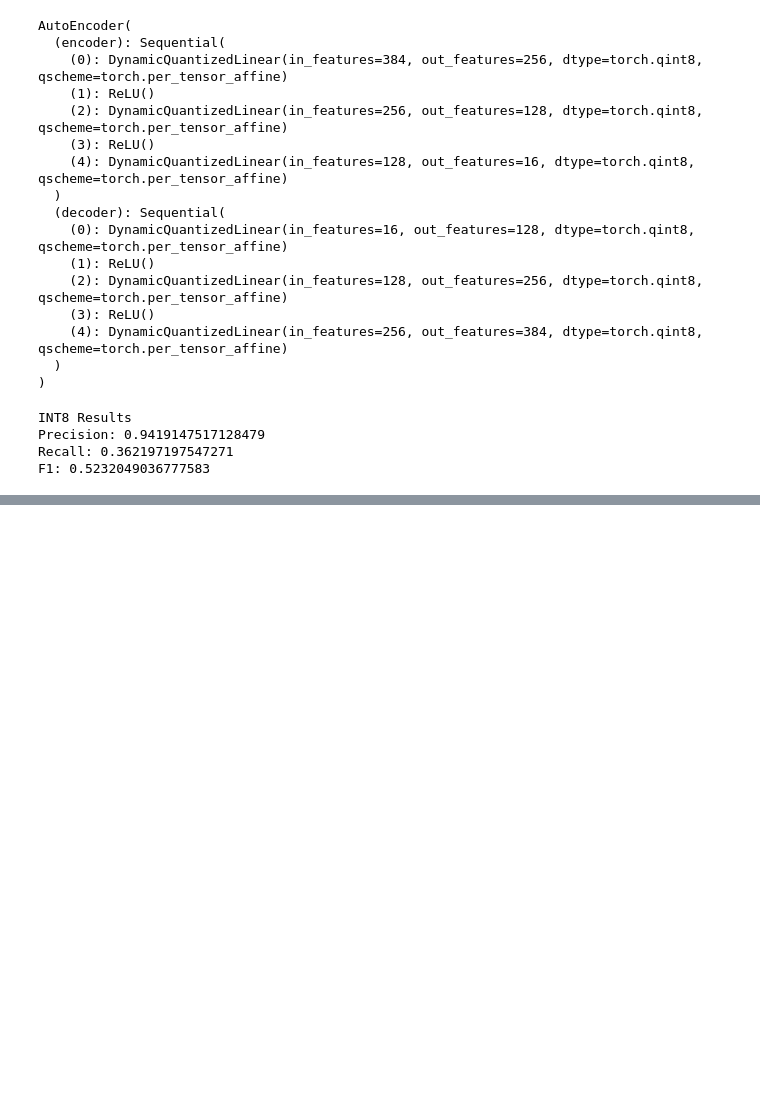
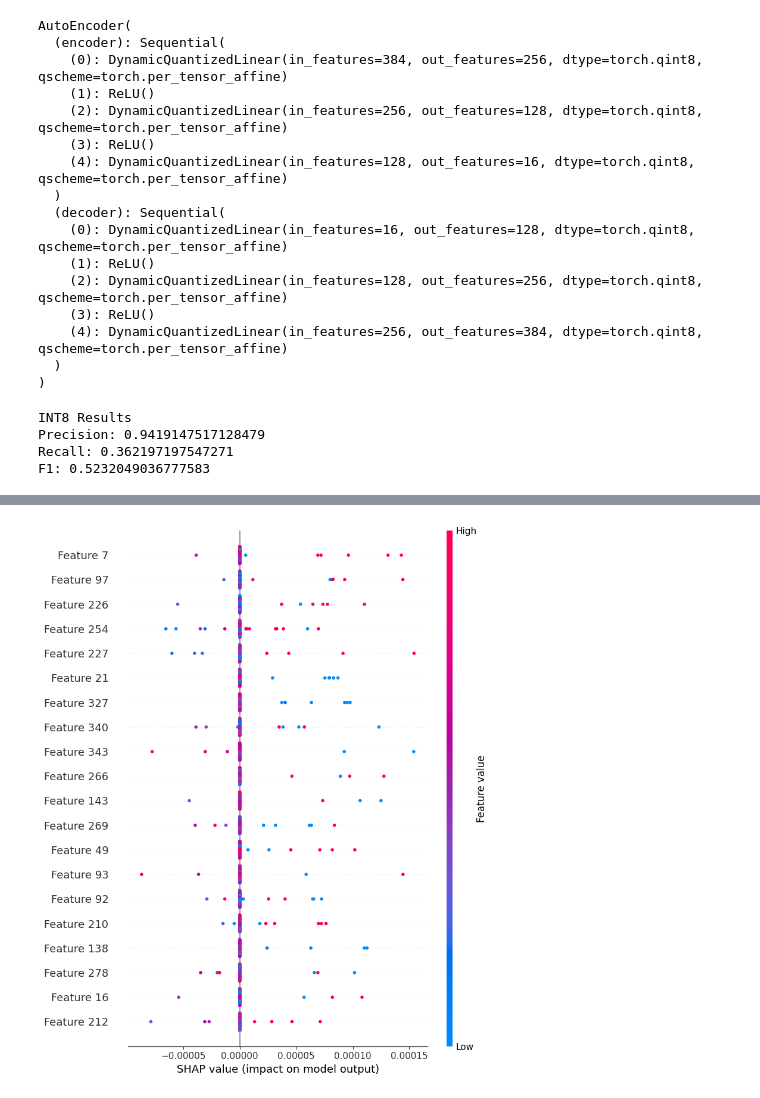
Before and after one commit to zzunairaa/Impact-of-Model-Quantization-on-Anomaly-Detection-in-High-Dimensional-NLP-Embedding-Spaces, a Jupyter notebook: AI3.ipynb, the cells around one changed output, grey strips where cells are left out. Saved outputs shown, nothing was run; the diff lists cells and outputs as text; code cells hidden in the pictures; blank space fills up the shorter version.

```diff
--- a/AI3.ipynb
+++ b/AI3.ipynb
@@ -511,0 +526,8 @@ F1: 0.5232049036777583
+# %%
+def ae_error_int8(X_batch_np):
+    model_int8.eval()
+    with torch.no_grad():
+        X_tensor = torch.from_numpy(X_batch_np.astype(np.float32))
+        recon = model_int8(X_tensor)
+        err = torch.mean((recon - X_tensor)**2, dim=1)
+        return err.numpy()
@@ -511,0 +571,7 @@ F1: 0.5232049036777583
+# %%
+explainer_int8 = shap.KernelExplainer(ae_error_int8, X_bg[:100])
+shap_vals_int8 = explainer_int8.shap_values(X_sample[:100])
+
+shap.summary_plot(shap_vals_int8, X_sample[:100])
+# %% [output]
+[figure, added]
```
Also changed, not shown: parts of 9 cells of this notebook.
